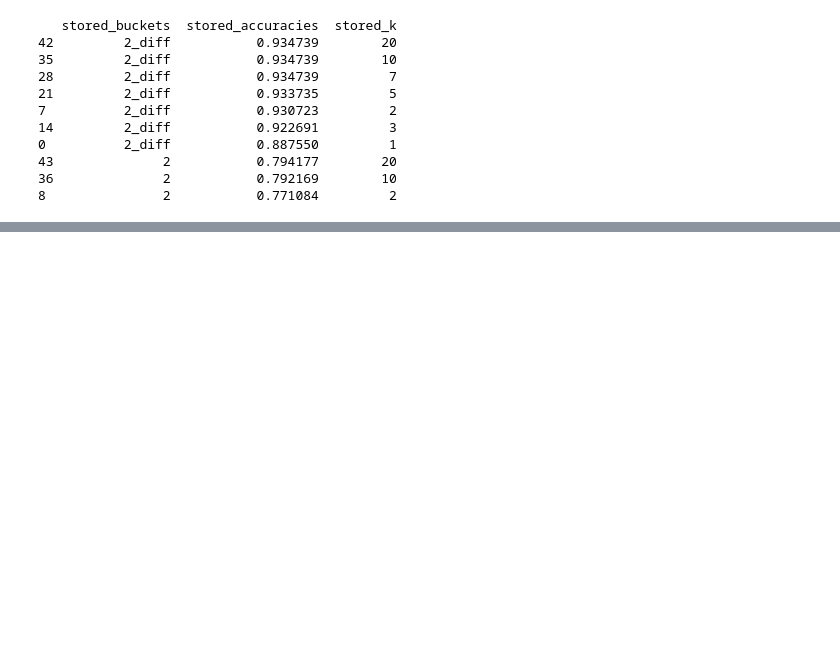
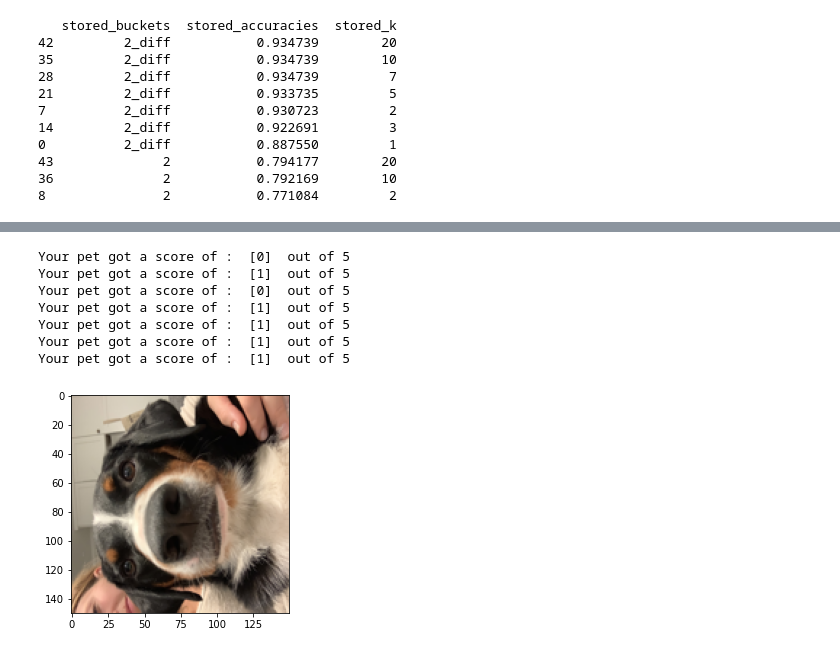
Before and after one commit to apschlissel/w207-final-project, a Jupyter notebook: madeline/Cleaned_Model.ipynb, the cells around one changed output, grey strips where cells are left out. Drawn from its saved outputs; the diff is of its cells as text; code cells hidden in the pictures; blank space fills up the shorter version.

```diff
--- a/madeline/Cleaned_Model.ipynb
+++ b/madeline/Cleaned_Model.ipynb
@@ -977,0 +943,12 @@ KeyboardInterrupt:
+# %%
+for i in range(1,8):
+    checkMyPet('/Users/madelinewhitlow/Desktop/MIDS_W207/petfinder-pawpularity-score/our_pets/goose'+str(i)+'.jpg')
+# %% [output]
+Your pet got a score of :  [0]  out of 5
+Your pet got a score of :  [1]  out of 5
+Your pet got a score of :  [0]  out of 5
+Your pet got a score of :  [1]  out of 5
+Your pet got a score of :  [1]  out of 5
+Your pet got a score of :  [1]  out of 5
+Your pet got a score of :  [1]  out of 5
+[figure, added]
```
Also changed, not shown: parts of 13 cells of this notebook.
